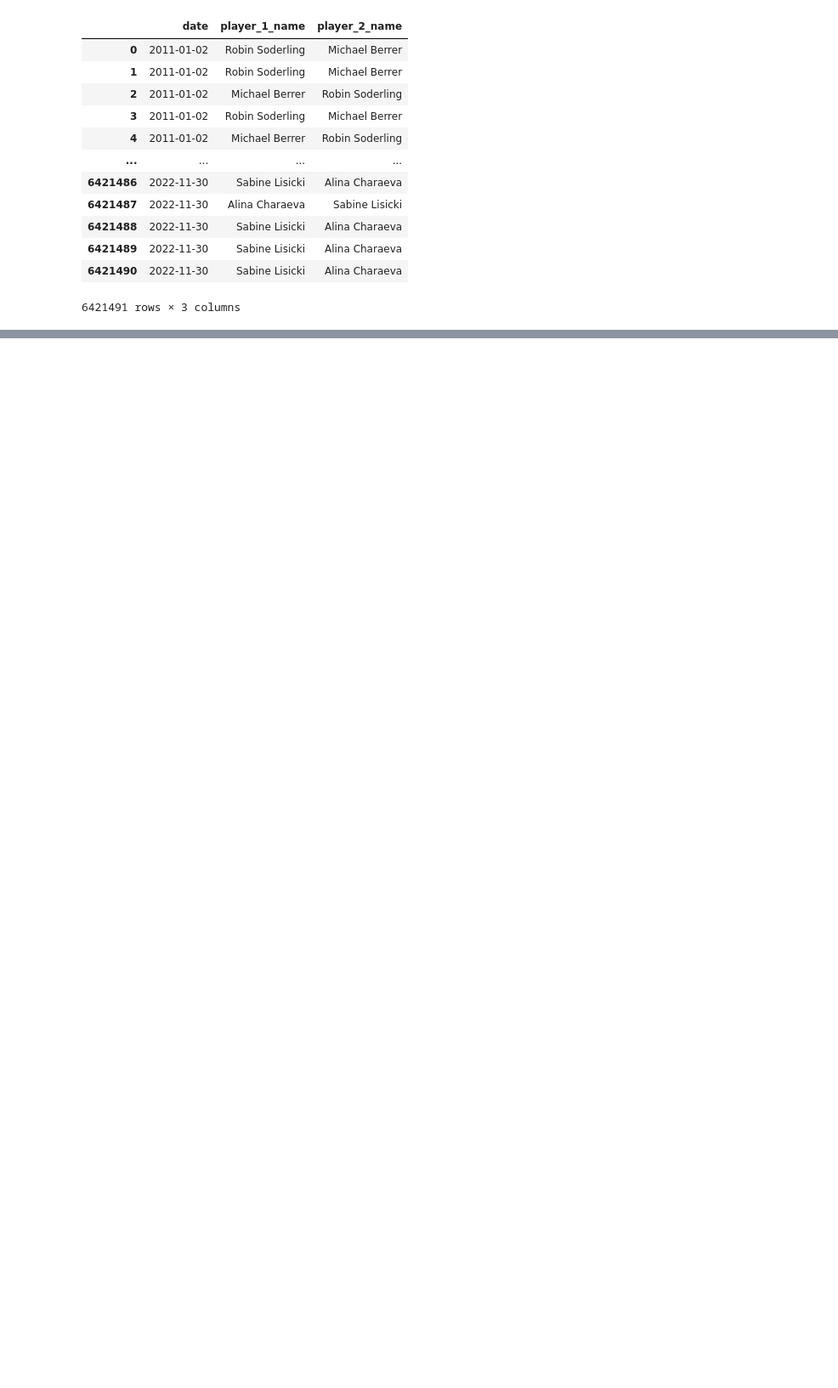
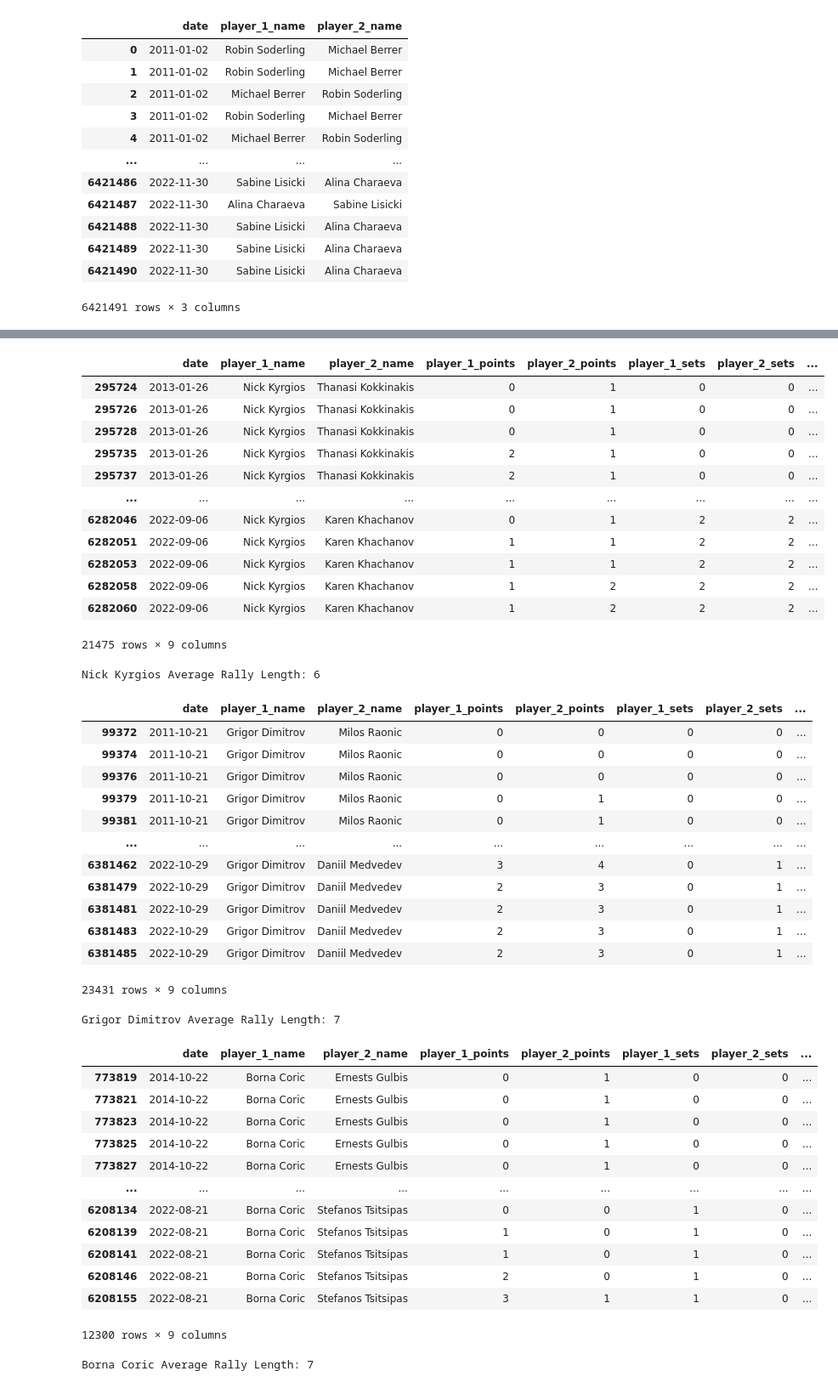
Before and after one commit to didymental/cs4211-tennis, a Jupyter notebook: generate_pcsp.ipynb, the cells around one changed output, grey strips where cells are left out. Shown at 85% size. Drawn from its saved outputs; the diff is of its cells as text; code cells hidden in the pictures; blank space fills up the shorter version.

```diff
--- a/generate_pcsp.ipynb
+++ b/generate_pcsp.ipynb
@@ -249,10 +271,53 @@ done!
 # %%
 df2 = pd.read_csv('MDP_pred.csv')
 cnt = 0
 failed = 0
 for a,b in df2[['P1Name', 'P2Name', 'date']].iterrows():
-        n1 = b[0]
-        n2 = b[1]
-        date = b[2]
+        n1 = b.iloc[0]
+        n2 = b.iloc[1]
+        date = b.iloc[2]
         print(f"{n1} Average Rally Length: {get_avg_rally_length(n1)}")
         print(f"{n2} Average Rally Length: {get_avg_rally_length(n2)}")
+# %% [output]
+|  | date | player_1_name | player_2_name | player_1_points | player_2_points | player_1_sets | player_2_sets | ... |
+| 295724 | 2013-01-26 | Nick Kyrgios | Thanasi Kokkinakis | 0 | 1 | 0 | 0 | ... |
+| 295726 | 2013-01-26 | Nick Kyrgios | Thanasi Kokkinakis | 0 | 1 | 0 | 0 | ... |
+| 295728 | 2013-01-26 | Nick Kyrgios | Thanasi Kokkinakis | 0 | 1 | 0 | 0 | ... |
+| 295735 | 2013-01-26 | Nick Kyrgios | Thanasi Kokkinakis | 2 | 1 | 0 | 0 | ... |
+| 295737 | 2013-01-26 | Nick Kyrgios | Thanasi Kokkinakis | 2 | 1 | 0 | 0 | ... |
+| ... | ... | ... | ... | ... | ... | ... | ... | ... |
+| 6282046 | 2022-09-06 | Nick Kyrgios | Karen Khachanov | 0 | 1 | 2 | 2 | ... |
+| 6282051 | 2022-09-06 | Nick Kyrgios | Karen Khachanov | 1 | 1 | 2 | 2 | ... |
+| 6282053 | 2022-09-06 | Nick Kyrgios | Karen Khachanov | 1 | 1 | 2 | 2 | ... |
+| 6282058 | 2022-09-06 | Nick Kyrgios | Karen Khachanov | 1 | 2 | 2 | 2 | ... |
+| 6282060 | 2022-09-06 | Nick Kyrgios | Karen Khachanov | 1 | 2 | 2 | 2 | ... |
+21475 rows × 9 columns
+Nick Kyrgios Average Rally Length: 6
+|  | date | player_1_name | player_2_name | player_1_points | player_2_points | player_1_sets | player_2_sets | ... |
+| 99372 | 2011-10-21 | Grigor Dimitrov | Milos Raonic | 0 | 0 | 0 | 0 | ... |
+| 99374 | 2011-10-21 | Grigor Dimitrov | Milos Raonic | 0 | 0 | 0 | 0 | ... |
+| 99376 | 2011-10-21 | Grigor Dimitrov | Milos Raonic | 0 | 0 | 0 | 0 | ... |
+| 99379 | 2011-10-21 | Grigor Dimitrov | Milos Raonic | 0 | 1 | 0 | 0 | ... |
+| 99381 | 2011-10-21 | Grigor Dimitrov | Milos Raonic | 0 | 1 | 0 | 0 | ... |
+| ... | ... | ... | ... | ... | ... | ... | ... | ... |
+| 6381462 | 2022-10-29 | Grigor Dimitrov | Daniil Medvedev | 3 | 4 | 0 | 1 | ... |
+| 6381479 | 2022-10-29 | Grigor Dimitrov | Daniil Medvedev | 2 | 3 | 0 | 1 | ... |
+| 6381481 | 2022-10-29 | Grigor Dimitrov | Daniil Medvedev | 2 | 3 | 0 | 1 | ... |
+| 6381483 | 2022-10-29 | Grigor Dimitrov | Daniil Medvedev | 2 | 3 | 0 | 1 | ... |
+| 6381485 | 2022-10-29 | Grigor Dimitrov | Daniil Medvedev | 2 | 3 | 0 | 1 | ... |
+23431 rows × 9 columns
+Grigor Dimitrov Average Rally Length: 7
+|  | date | player_1_name | player_2_name | player_1_points | player_2_points | player_1_sets | player_2_sets | ... |
+| 773819 | 2014-10-22 | Borna Coric | Ernests Gulbis | 0 | 1 | 0 | 0 | ... |
+| 773821 | 2014-10-22 | Borna Coric | Ernests Gulbis | 0 | 1 | 0 | 0 | ... |
+| 773823 | 2014-10-22 | Borna Coric | Ernests Gulbis | 0 | 1 | 0 | 0 | ... |
+| 773825 | 2014-10-22 | Borna Coric | Ernests Gulbis | 0 | 1 | 0 | 0 | ... |
+| 773827 | 2014-10-22 | Borna Coric | Ernests Gulbis | 0 | 1 | 0 | 0 | ... |
+| ... | ... | ... | ... | ... | ... | ... | ... | ... |
+| 6208134 | 2022-08-21 | Borna Coric | Stefanos Tsitsipas | 0 | 0 | 1 | 0 | ... |
+| 6208139 | 2022-08-21 | Borna Coric | Stefanos Tsitsipas | 1 | 0 | 1 | 0 | ... |
+| 6208141 | 2022-08-21 | Borna Coric | Stefanos Tsitsipas | 1 | 0 | 1 | 0 | ... |
+| 6208146 | 2022-08-21 | Borna Coric | Stefanos Tsitsipas | 2 | 0 | 1 | 0 | ... |
+| 6208155 | 2022-08-21 | Borna Coric | Stefanos Tsitsipas | 3 | 1 | 1 | 0 | ... |
+12300 rows × 9 columns
+Borna Coric Average Rally Length: 7
```
Also changed, not shown: parts of 3 cells of this notebook.
